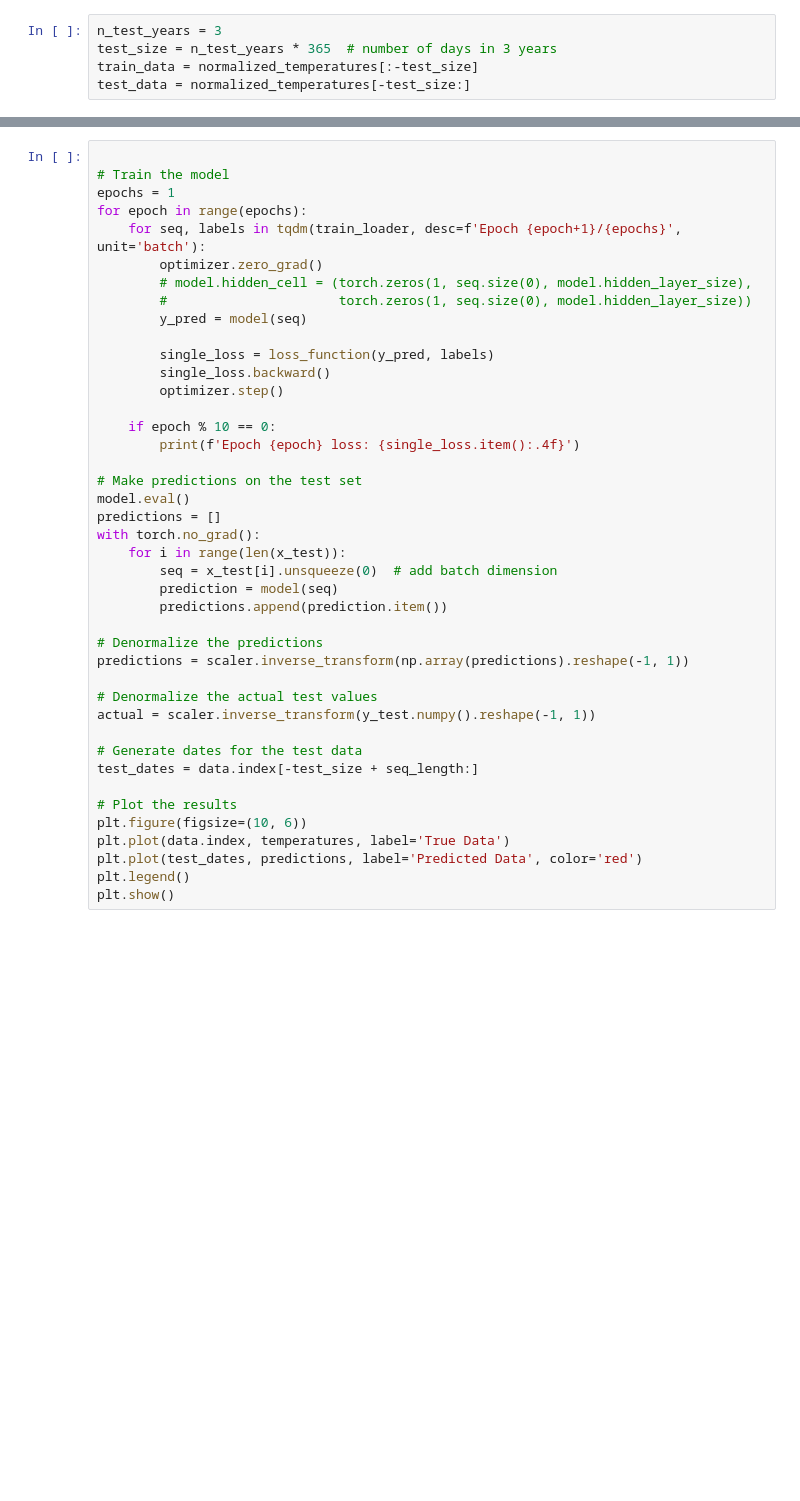
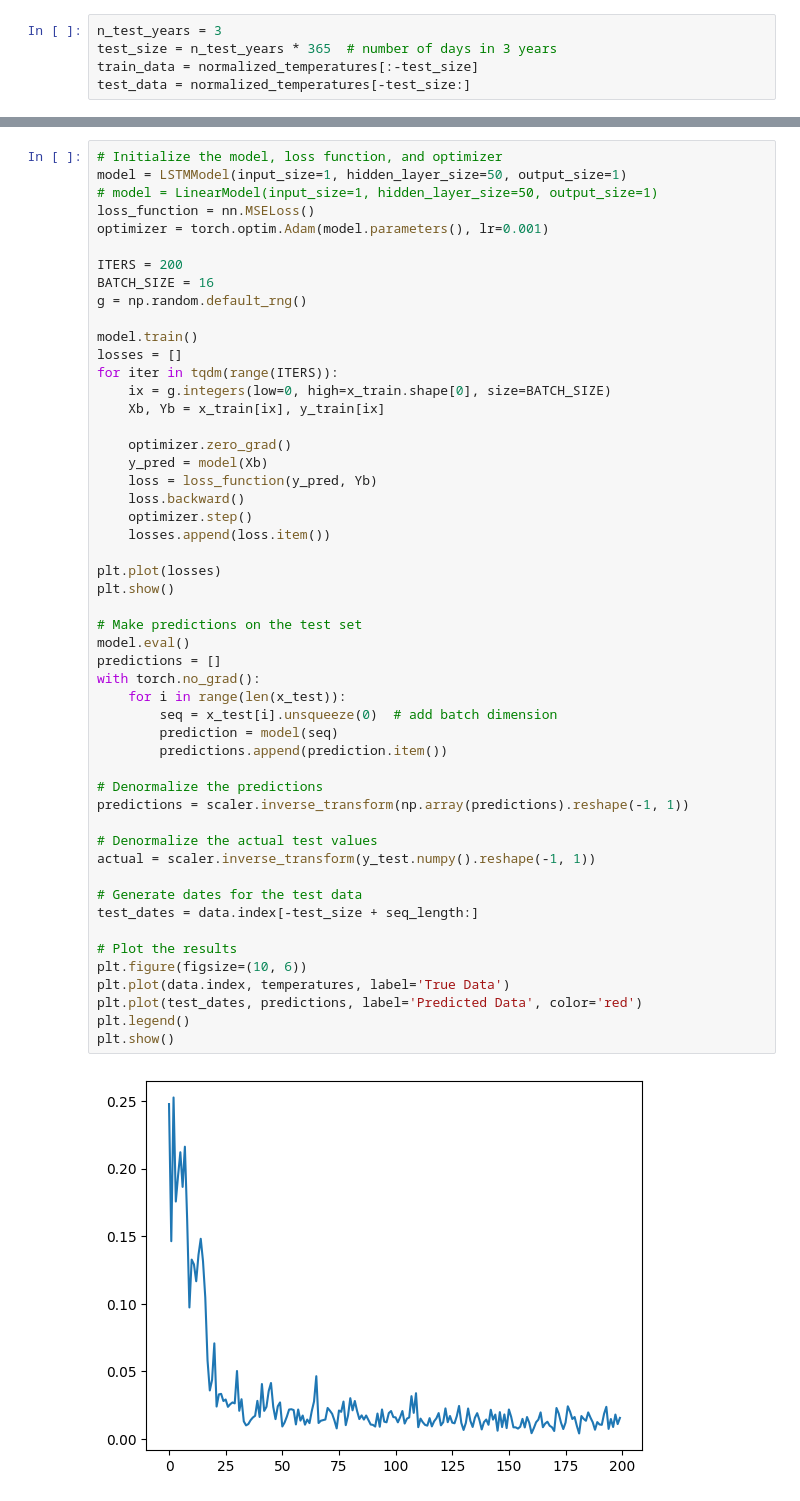
Before and after one commit to jonirajala/jonigrad, a Jupyter notebook: papers/nlpmodels/seq2seq/torch_temp_data.ipynb, the cells around one changed output, grey strips where cells are left out. Saved outputs shown, nothing was run; the diff lists cells and outputs as text; blank space fills up the shorter version.

```diff
--- a/papers/nlpmodels/seq2seq/torch_temp_data.ipynb
+++ b/papers/nlpmodels/seq2seq/torch_temp_data.ipynb
@@ -67,43 +74,53 @@ optimizer = torch.optim.Adam(model.parameters(), lr=0.001)
 # %%
+# Initialize the model, loss function, and optimizer
+model = LSTMModel(input_size=1, hidden_layer_size=50, output_size=1)
+# model = LinearModel(input_size=1, hidden_layer_size=50, output_size=1)
+loss_function = nn.MSELoss()
+optimizer = torch.optim.Adam(model.parameters(), lr=0.001)
 
-# Train the model
-epochs = 1
-for epoch in range(epochs):
-    for seq, labels in tqdm(train_loader, desc=f'Epoch {epoch+1}/{epochs}', unit='batch'):
-        optimizer.zero_grad()
-        # model.hidden_cell = (torch.zeros(1, seq.size(0), model.hidden_layer_size),
-        #                      torch.zeros(1, seq.size(0), model.hidden_layer_size))
-        y_pred = model(seq)
+ITERS = 200
+BATCH_SIZE = 16
+g = np.random.default_rng()
 
-        single_loss = loss_function(y_pred, labels)
-        single_loss.backward()
-        optimizer.step()
+model.train()
+losses = []
+for iter in tqdm(range(ITERS)):
+    ix = g.integers(low=0, high=x_train.shape[0], size=BATCH_SIZE)
+    Xb, Yb = x_train[ix], y_train[ix]
 
-    if epoch % 10 == 0:
-        print(f'Epoch {epoch} loss: {single_loss.item():.4f}')
+    optimizer.zero_grad()
+    y_pred = model(Xb)
+    loss = loss_function(y_pred, Yb)
+    loss.backward()
+    optimizer.step()
+    losses.append(loss.item())
+
+plt.plot(losses)
+plt.show()
 
 # Make predictions on the test set
 model.eval()
 predictions = []
 with torch.no_grad():
     for i in range(len(x_test)):
         seq = x_test[i].unsqueeze(0)  # add batch dimension
         prediction = model(seq)
         predictions.append(prediction.item())
 
 # Denormalize the predictions
 predictions = scaler.inverse_transform(np.array(predictions).reshape(-1, 1))
 
 # Denormalize the actual test values
 actual = scaler.inverse_transform(y_test.numpy().reshape(-1, 1))
 
 # Generate dates for the test data
 test_dates = data.index[-test_size + seq_length:]
 
 # Plot the results
 plt.figure(figsize=(10, 6))
 plt.plot(data.index, temperatures, label='True Data')
 plt.plot(test_dates, predictions, label='Predicted Data', color='red')
 plt.legend()
 plt.show()
 # %% [output]
+[figure, new version]
```
Also changed, not shown: parts of 3 cells of this notebook, 2 other files.
